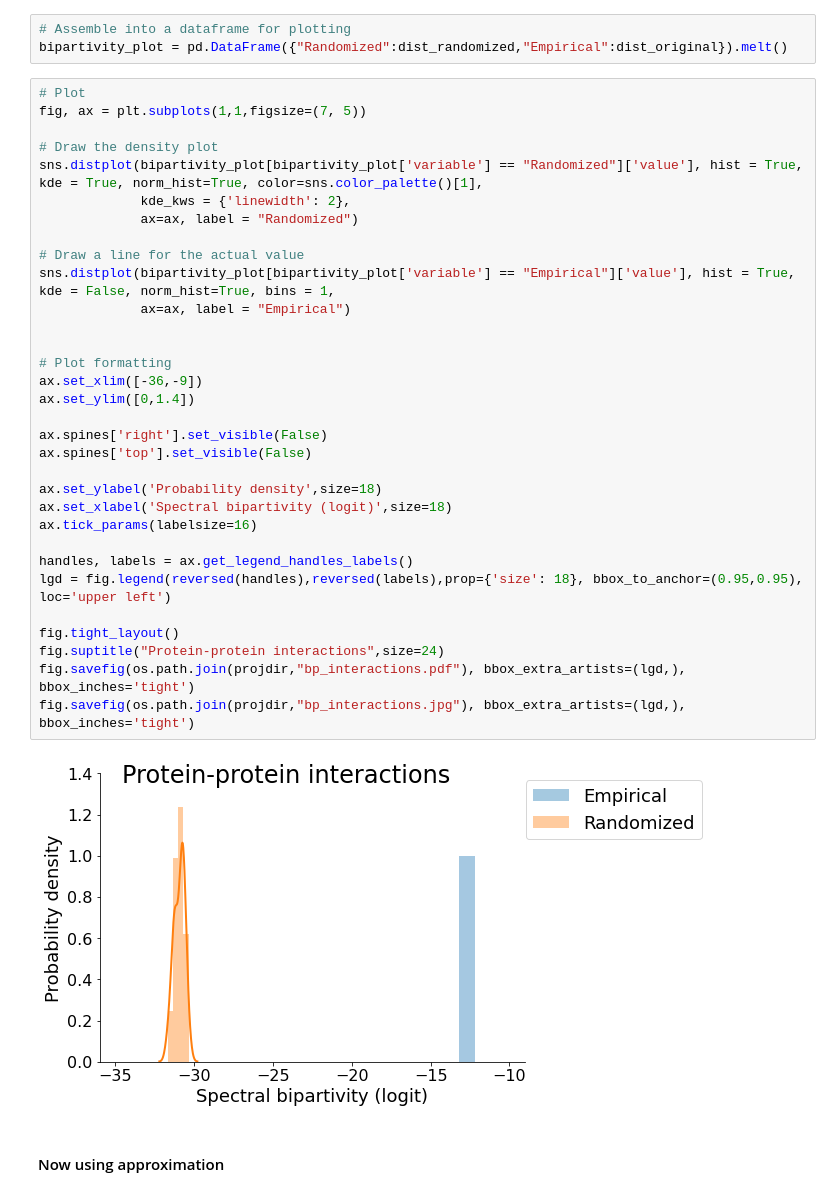
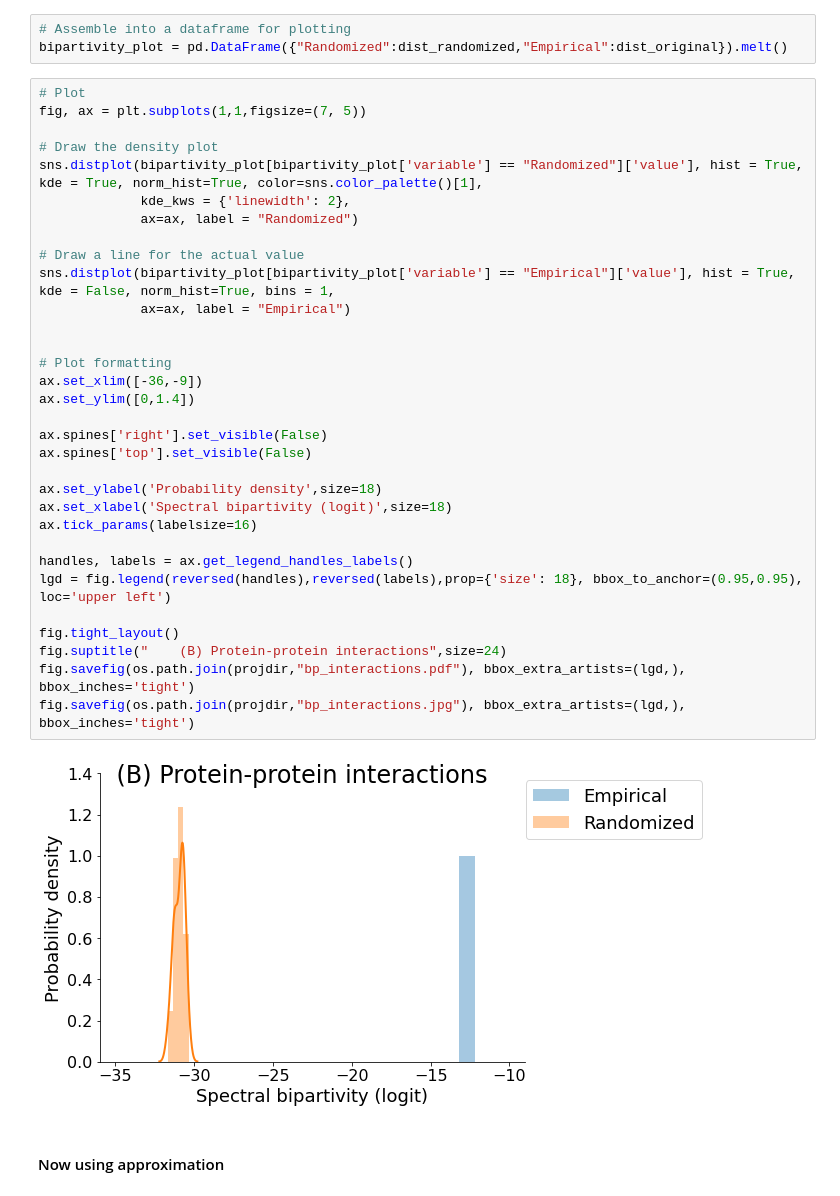
Before and after one commit to carolinamattsson/local-connectivity-structure, a Jupyter notebook: tutorial.ipynb, the cells around one changed output. Drawn from its saved outputs; the diff is of its cells as text.

```diff
--- a/tutorial.ipynb
+++ b/tutorial.ipynb
@@ -515,35 +518,35 @@ bipartivity_plot = pd.DataFrame({"Randomized":dist_randomized,"Empirical":dist_o
 fig, ax = plt.subplots(1,1,figsize=(7, 5))
 
 # Draw the density plot
 sns.distplot(bipartivity_plot[bipartivity_plot['variable'] == "Randomized"]['value'], hist = True, kde = True, norm_hist=True, color=sns.color_palette()[1],
              kde_kws = {'linewidth': 2},
              ax=ax, label = "Randomized")
 
 # Draw a line for the actual value
 sns.distplot(bipartivity_plot[bipartivity_plot['variable'] == "Empirical"]['value'], hist = True, kde = False, norm_hist=True, bins = 1,
              ax=ax, label = "Empirical")
 
 
 # Plot formatting
 ax.set_xlim([-36,-9])
 ax.set_ylim([0,1.4])
 
 ax.spines['right'].set_visible(False)
 ax.spines['top'].set_visible(False)
 
 ax.set_ylabel('Probability density',size=18)
 ax.set_xlabel('Spectral bipartivity (logit)',size=18)
 ax.tick_params(labelsize=16)
 
 handles, labels = ax.get_legend_handles_labels()
 lgd = fig.legend(reversed(handles),reversed(labels),prop={'size': 18}, bbox_to_anchor=(0.95,0.95), loc='upper left')
 
 fig.tight_layout()
-fig.suptitle("Protein-protein interactions",size=24)
+fig.suptitle("    (B) Protein-protein interactions",size=24)
 fig.savefig(os.path.join(projdir,"bp_interactions.pdf"), bbox_extra_artists=(lgd,), bbox_inches='tight')
 fig.savefig(os.path.join(projdir,"bp_interactions.jpg"), bbox_extra_artists=(lgd,), bbox_inches='tight')
 # %% [output]
-[figure, old version]
+[figure, new version]
 # %% [markdown]
 #### Now using approximation
 # %%
```
Also changed, not shown: parts of 2 cells of this notebook, 8 other files.
